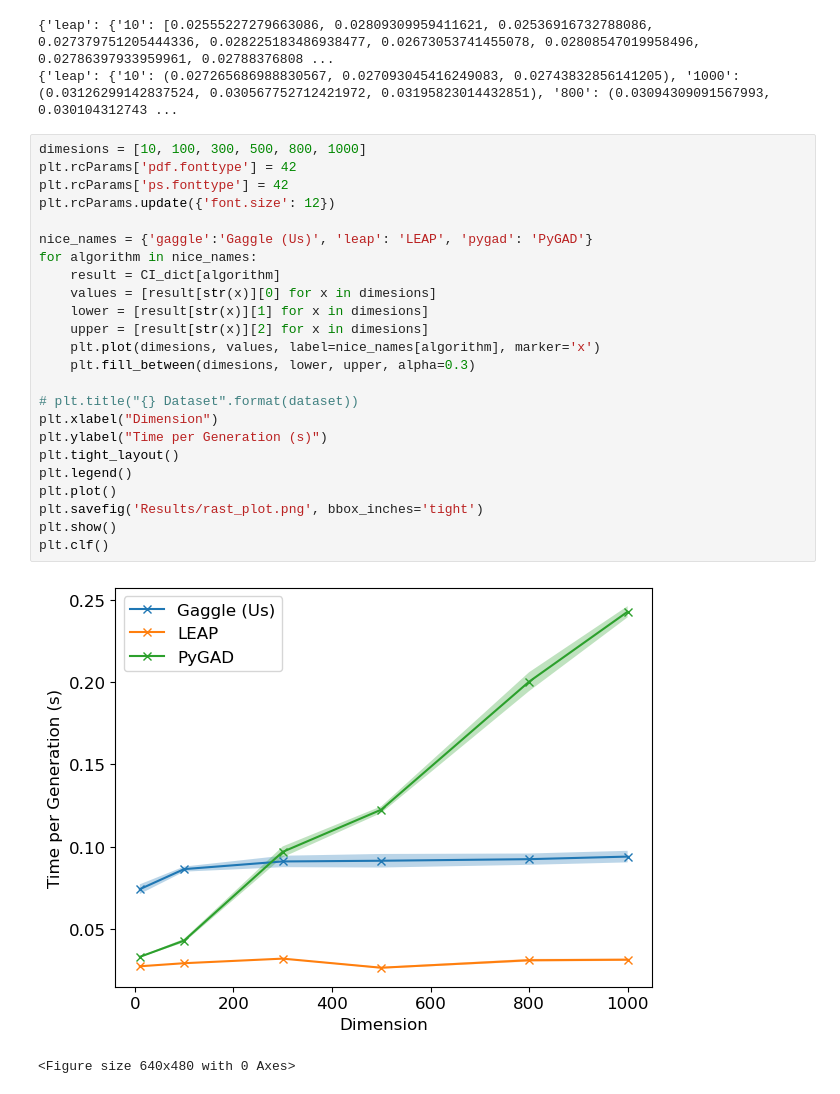
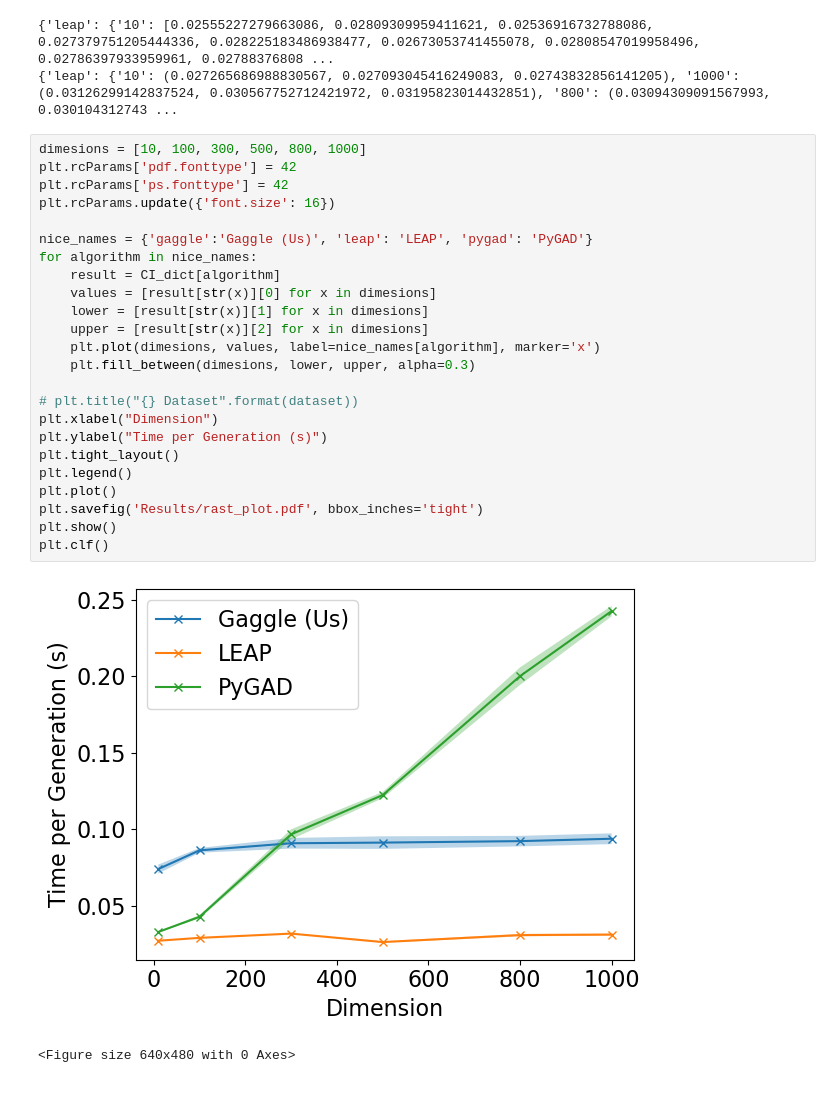
Before and after one commit to LucasFenaux/gaggle-benchmarking, a Jupyter notebook: rastrigin/plot_results.ipynb, the cells around one changed output. Saved outputs shown, nothing was run; the diff lists cells and outputs as text.

Commit message:
update rastrigin plot

```diff
--- a/rastrigin/plot_results.ipynb
+++ b/rastrigin/plot_results.ipynb
@@ -55,27 +55,27 @@ print(CI_dict)
 # %%
 dimesions = [10, 100, 300, 500, 800, 1000]
 plt.rcParams['pdf.fonttype'] = 42
 plt.rcParams['ps.fonttype'] = 42
-plt.rcParams.update({'font.size': 12})
+plt.rcParams.update({'font.size': 16})
 
 nice_names = {'gaggle':'Gaggle (Us)', 'leap': 'LEAP', 'pygad': 'PyGAD'}
 for algorithm in nice_names:
     result = CI_dict[algorithm]
     values = [result[str(x)][0] for x in dimesions]
     lower = [result[str(x)][1] for x in dimesions]
     upper = [result[str(x)][2] for x in dimesions]
     plt.plot(dimesions, values, label=nice_names[algorithm], marker='x')
     plt.fill_between(dimesions, lower, upper, alpha=0.3)
 
 # plt.title("{} Dataset".format(dataset))
 plt.xlabel("Dimension")
 plt.ylabel("Time per Generation (s)")
 plt.tight_layout()
 plt.legend()
 plt.plot()
-plt.savefig('Results/rast_plot.png', bbox_inches='tight')
+plt.savefig('Results/rast_plot.pdf', bbox_inches='tight')
 plt.show()
 plt.clf()
 # %% [output]
-[figure, old version]
+[figure, new version]
 <Figure size 640x480 with 0 Axes>
```
